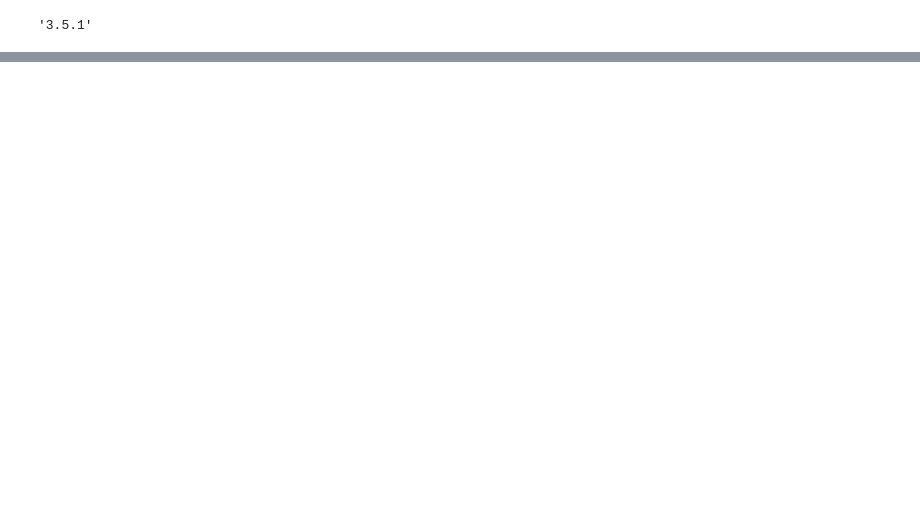
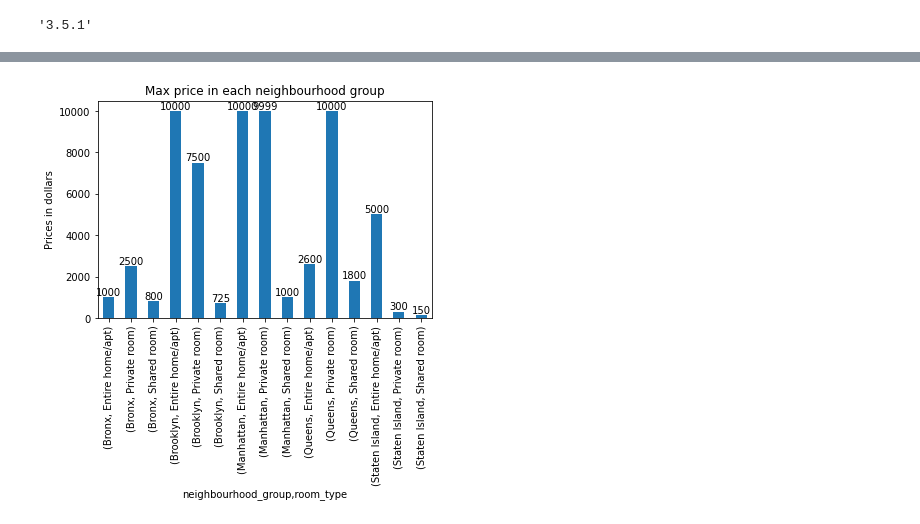
Before and after one commit to ashpou1/data-processing-4313, a Jupyter notebook: Amounts 24.ipynb, the cells around one changed output, grey strips where cells are left out. Saved outputs shown, nothing was run; the diff lists cells and outputs as text; code cells hidden in the pictures; blank space fills up the shorter version.

```diff
--- a/Amounts 24.ipynb
+++ b/Amounts 24.ipynb
@@ -100,0 +120,9 @@ df.groupby('room_type').agg('mean').plot(kind = 'barh')
+# %%
+ax = df2.groupby(['neighbourhood_group','room_type']).price.agg('max').plot(kind = 'bar',
+                                                                       title = 'Max price in each neighbourhood group',
+                                                                       ylabel = 'Prices in dollars')
+
+for container in ax.containers:
+    ax.bar_label(container)
+# %% [output]
+[figure, added]
```
Also changed, not shown: parts of 16 cells of this notebook.
